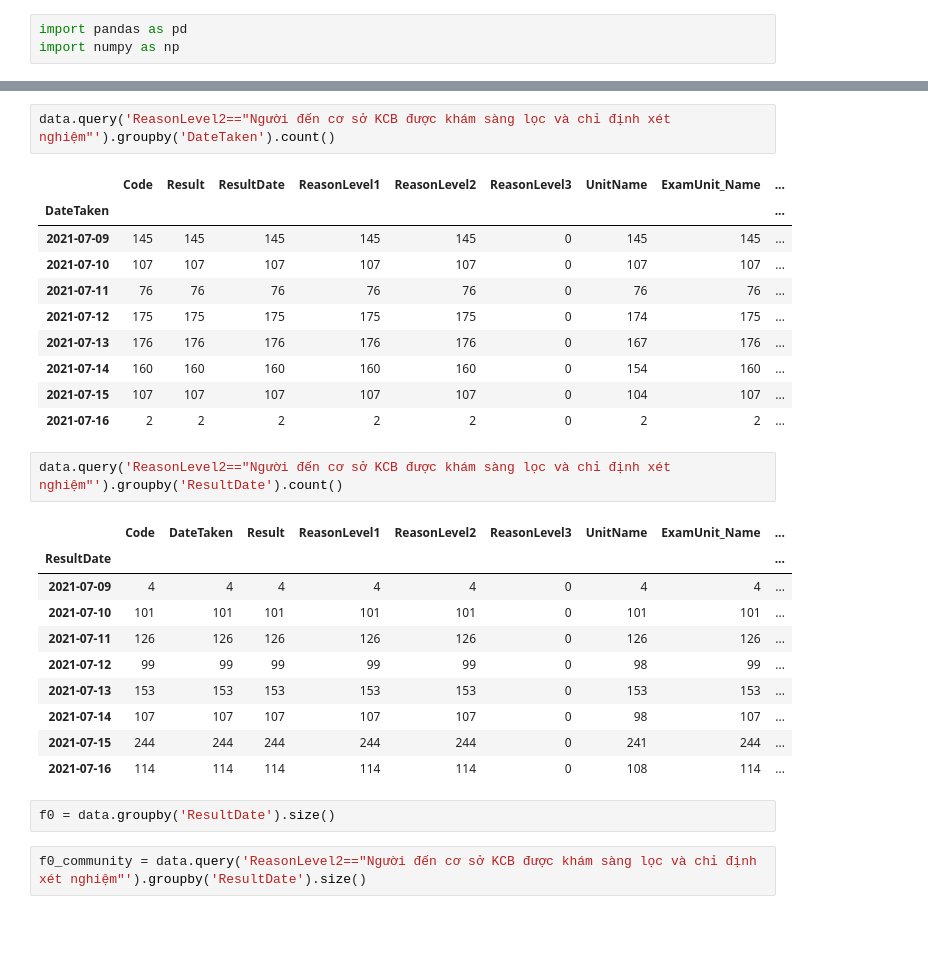
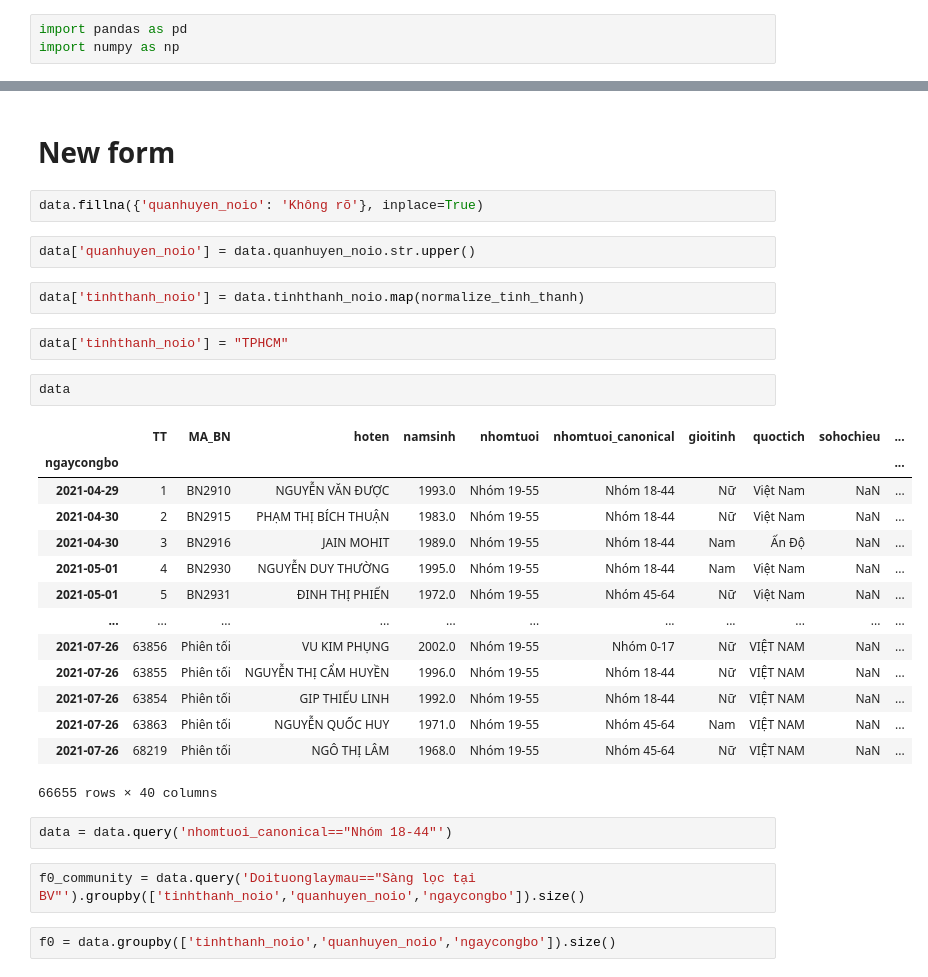
Before and after one commit to QuocTran/Covid19_VN, a Jupyter notebook: Process_data.ipynb, the cells around one changed output, grey strips where cells are left out. Saved outputs shown, nothing was run; the diff lists cells and outputs as text; blank space fills up the shorter version.

```diff
--- a/Process_data.ipynb
+++ b/Process_data.ipynb
@@ -34,30 +35,33 @@ data
-# %%
-data.query('ReasonLevel2=="Người đến cơ sở KCB được khám sàng lọc và chỉ định xét nghiệm"').groupby('DateTaken').count()
-# %% [output]
-|  | Code | Result | ResultDate | ReasonLevel1 | ReasonLevel2 | ReasonLevel3 | UnitName | ExamUnit_Name | ... |
-| DateTaken |  |  |  |  |  |  |  |  | ... |
-| 2021-07-09 | 145 | 145 | 145 | 145 | 145 | 0 | 145 | 145 | ... |
-| 2021-07-10 | 107 | 107 | 107 | 107 | 107 | 0 | 107 | 107 | ... |
-| 2021-07-11 | 76 | 76 | 76 | 76 | 76 | 0 | 76 | 76 | ... |
-| 2021-07-12 | 175 | 175 | 175 | 175 | 175 | 0 | 174 | 175 | ... |
-| 2021-07-13 | 176 | 176 | 176 | 176 | 176 | 0 | 167 | 176 | ... |
-| 2021-07-14 | 160 | 160 | 160 | 160 | 160 | 0 | 154 | 160 | ... |
-| 2021-07-15 | 107 | 107 | 107 | 107 | 107 | 0 | 104 | 107 | ... |
-| 2021-07-16 | 2 | 2 | 2 | 2 | 2 | 0 | 2 | 2 | ... |
-# %%
-data.query('ReasonLevel2=="Người đến cơ sở KCB được khám sàng lọc và chỉ định xét nghiệm"').groupby('ResultDate').count()
-# %% [output]
-|  | Code | DateTaken | Result | ReasonLevel1 | ReasonLevel2 | ReasonLevel3 | UnitName | ExamUnit_Name | ... |
-| ResultDate |  |  |  |  |  |  |  |  | ... |
-| 2021-07-09 | 4 | 4 | 4 | 4 | 4 | 0 | 4 | 4 | ... |
-| 2021-07-10 | 101 | 101 | 101 | 101 | 101 | 0 | 101 | 101 | ... |
-| 2021-07-11 | 126 | 126 | 126 | 126 | 126 | 0 | 126 | 126 | ... |
-| 2021-07-12 | 99 | 99 | 99 | 99 | 99 | 0 | 98 | 99 | ... |
-| 2021-07-13 | 153 | 153 | 153 | 153 | 153 | 0 | 153 | 153 | ... |
-| 2021-07-14 | 107 | 107 | 107 | 107 | 107 | 0 | 98 | 107 | ... |
-| 2021-07-15 | 244 | 244 | 244 | 244 | 244 | 0 | 241 | 244 | ... |
-| 2021-07-16 | 114 | 114 | 114 | 114 | 114 | 0 | 108 | 114 | ... |
+# %% [markdown]
+# New form
+# %%
+data.fillna({'quanhuyen_noio': 'Không rõ'}, inplace=True)
+# %%
+data['quanhuyen_noio'] = data.quanhuyen_noio.str.upper()
+# %%
+data['tinhthanh_noio'] = data.tinhthanh_noio.map(normalize_tinh_thanh)
+# %%
+data['tinhthanh_noio'] = "TPHCM"
+# %%
+data
+# %% [output]
+|  | TT | MA_BN | hoten | namsinh | nhomtuoi | nhomtuoi_canonical | gioitinh | quoctich | sohochieu | ... |
+| ngaycongbo |  |  |  |  |  |  |  |  |  | ... |
+| 2021-04-29 | 1 | BN2910 | NGUYỄN VĂN ĐƯỢC | 1993.0 | Nhóm 19-55 | Nhóm 18-44 | Nữ | Việt Nam | NaN | ... |
+| 2021-04-30 | 2 | BN2915 | PHẠM THỊ BÍCH THUẬN | 1983.0 | Nhóm 19-55 | Nhóm 18-44 | Nữ | Việt Nam | NaN | ... |
+| 2021-04-30 | 3 | BN2916 | JAIN MOHIT | 1989.0 | Nhóm 19-55 | Nhóm 18-44 | Nam | Ấn Độ | NaN | ... |
+| 2021-05-01 | 4 | BN2930 | NGUYỄN DUY THƯỜNG | 1995.0 | Nhóm 19-55 | Nhóm 18-44 | Nam | Việt Nam | NaN | ... |
+| 2021-05-01 | 5 | BN2931 | ĐINH THỊ PHIẾN | 1972.0 | Nhóm 19-55 | Nhóm 45-64 | Nữ | Việt Nam | NaN | ... |
+| ... | ... | ... | ... | ... | ... | ... | ... | ... | ... | ... |
+| 2021-07-26 | 63856 | Phiên tối | VU KIM PHỤNG | 2002.0 | Nhóm 19-55 | Nhóm 0-17 | Nữ | VIỆT NAM | NaN | ... |
+| 2021-07-26 | 63855 | Phiên tối | NGUYỄN THỊ CẨM HUYỀN | 1996.0 | Nhóm 19-55 | Nhóm 18-44 | Nữ | VIỆT NAM | NaN | ... |
+| 2021-07-26 | 63854 | Phiên tối | GIP THIẾU LINH | 1992.0 | Nhóm 19-55 | Nhóm 18-44 | Nữ | VIỆT NAM | NaN | ... |
+| 2021-07-26 | 63863 | Phiên tối | NGUYỄN QUỐC HUY | 1971.0 | Nhóm 19-55 | Nhóm 45-64 | Nam | VIỆT NAM | NaN | ... |
+| 2021-07-26 | 68219 | Phiên tối | NGÔ THỊ LÂM | 1968.0 | Nhóm 19-55 | Nhóm 45-64 | Nữ | VIỆT NAM | NaN | ... |
+66655 rows × 40 columns
+# %%
+data = data.query('nhomtuoi_canonical=="Nhóm 18-44"')
+# %%
+f0_community = data.query('Doituonglaymau=="Sàng lọc tại BV"').groupby(['tinhthanh_noio','quanhuyen_noio','ngaycongbo']).size()
 # %%
-f0 = data.groupby('ResultDate').size()
+f0 = data.groupby(['tinhthanh_noio','quanhuyen_noio','ngaycongbo']).size()
-# %%
-f0_community = data.query('ReasonLevel2=="Người đến cơ sở KCB được khám sàng lọc và chỉ định xét nghiệm"').groupby('ResultDate').size()
```
Also changed, not shown: parts of 18 cells of this notebook, 1 other file.
